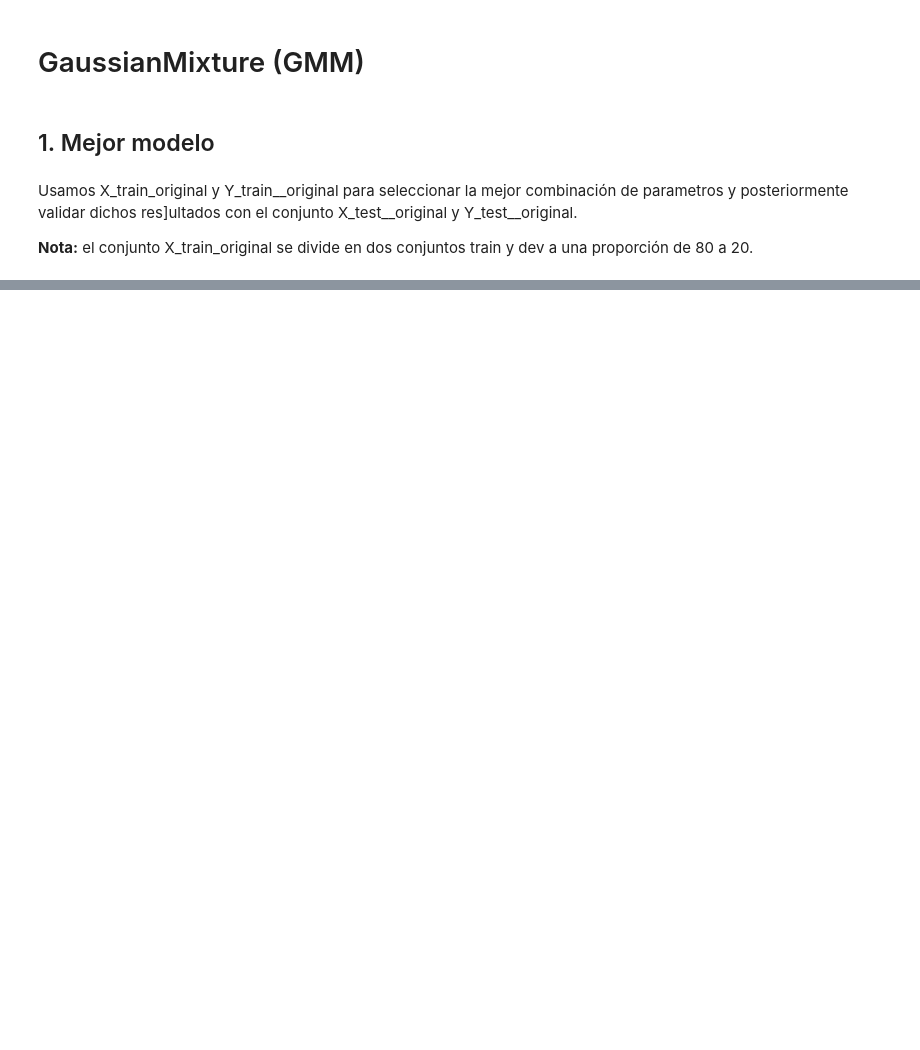
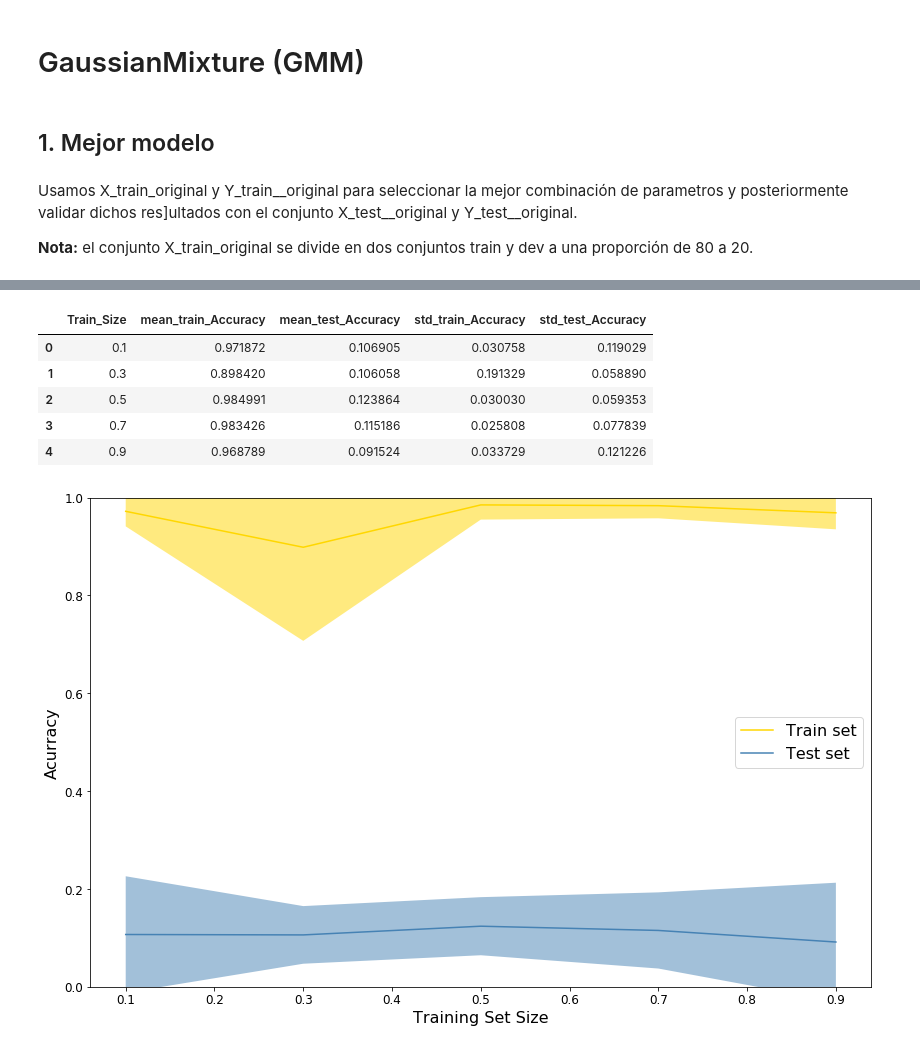
Before and after one commit to josearangos/Voice_Recognition, a Jupyter notebook: pipelines/Enfoque_Múltiples_Instancias/Multiples Instancias Parte 1/Pipeline_GMM_Multiples_Ins.ipynb, the cells around one changed output, grey strips where cells are left out. Cells and saved outputs as stored; diff of their text form; code cells hidden in the pictures; blank space fills up the shorter version.

```diff
--- a/pipelines/Enfoque_Múltiples_Instancias/Multiples Instancias Parte 1/Pipeline_GMM_Multiples_Ins.ipynb
+++ b/pipelines/Enfoque_Múltiples_Instancias/Multiples Instancias Parte 1/Pipeline_GMM_Multiples_Ins.ipynb
@@ -9,7 +15,7 @@ from sklearn.model_selection import GroupShuffleSplit
 # %% [markdown]
 ### Leer dataset
 # %%
-PATHDATA_MFFC_AVG = '../../../data/audios_MFCC_average.csv'
+PATHDATA_MFFC_AVG = '../../../data/audios_MFCC_average_5000_tracks.csv'
 df = pd.read_csv(PATHDATA_MFFC_AVG, header = None)
 data = df.values #Convertimos en un  numpy array
 # %%
@@ -166,0 +209,5 @@ def TRAIN(n_components,covariance_type,X_train,Y_train,tracks_train,train_size,f
+# %%
+def changeName(name):
+    covNameSklearn = ['full','tied','diag','spherical']
+    covName = ['Completa','Atada','Diagonal','Esférica']
+    return covNameSklearn[covName.index(name)]
@@ -178,0 +373,14 @@ IndexError: boolean index did not match indexed array along dimension 1; dimensi
+# %%
+
+n_components=4
+covariance_type='full'
+folds=10
+learning_curve(n_components,covariance_type,folds, X,Y,groups,tracks, suptitle='', title='', xlabel='Training Set Size', ylabel='Acurracy')
+# %% [output]
+|  | Train_Size | mean_train_Accuracy | mean_test_Accuracy | std_train_Accuracy | std_test_Accuracy |
+| 0 | 0.1 | 0.971872 | 0.106905 | 0.030758 | 0.119029 |
+| 1 | 0.3 | 0.898420 | 0.106058 | 0.191329 | 0.058890 |
+| 2 | 0.5 | 0.984991 | 0.123864 | 0.030030 | 0.059353 |
+| 3 | 0.7 | 0.983426 | 0.115186 | 0.025808 | 0.077839 |
+| 4 | 0.9 | 0.968789 | 0.091524 | 0.033729 | 0.121226 |
+[figure, added]
```
Also changed, not shown: parts of 20 cells of this notebook, 4 other files.
